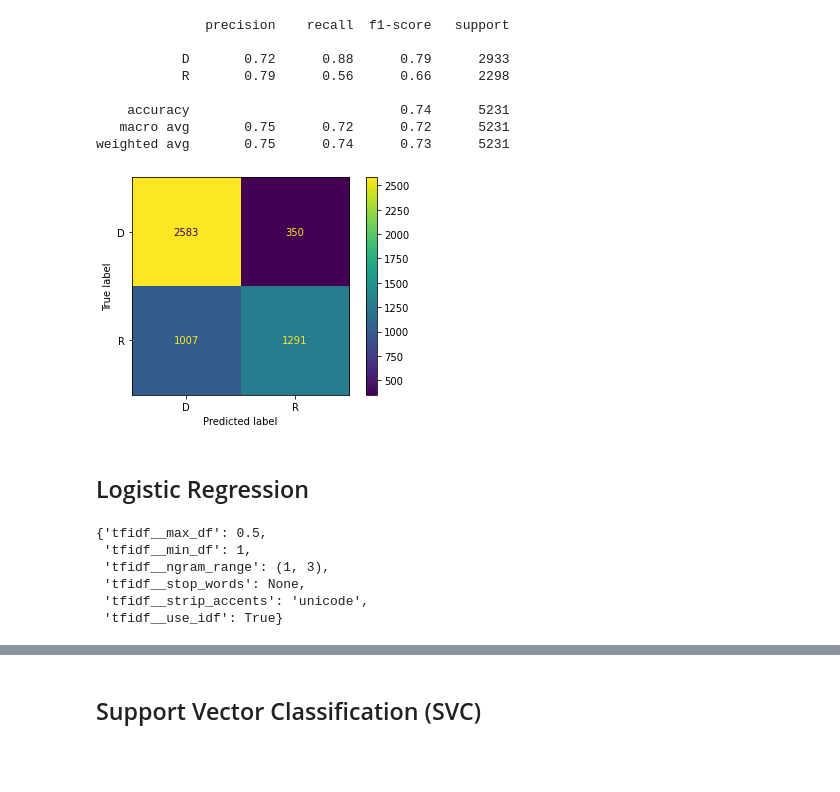
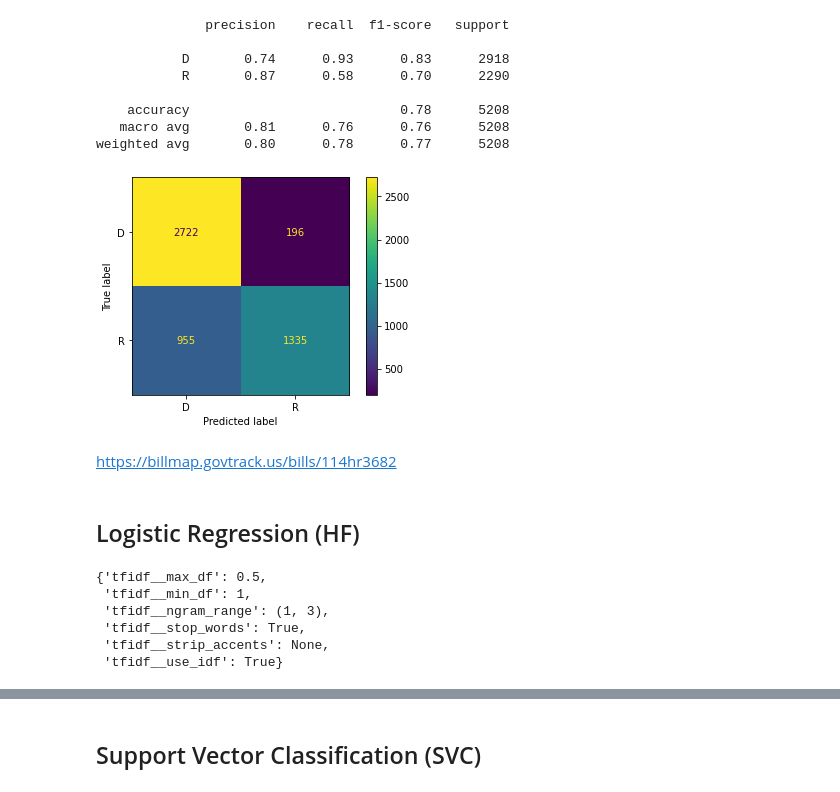
Before and after one commit to Mitch-ml/CS254, a Jupyter notebook: Code/hugging_face.ipynb, the cells around one changed output, grey strips where cells are left out. Drawn from its saved outputs; the diff is of its cells as text; code cells hidden in the pictures; blank space fills up the shorter version.

```diff
--- a/Code/hugging_face.ipynb
+++ b/Code/hugging_face.ipynb
@@ -161,14 +278,15 @@ conn.close()
 np.random.seed(1999)
 
 # Extract just the sponsor party and bill summaries
-df = congress[['sponsor_party', 'bill_summary']].copy()
+df = pd.read_csv('hf_summary.csv')
+df.fillna("", inplace=True)
 
 # Remove the Libertarian and Independent parties
 df = df[df['sponsor_party'] != 'L']
 df = df[df['sponsor_party'] != 'I']
 
 # Split the data
-X_train, X_test, y_train, y_test = train_test_split(df['bill_summary'],
+X_train, X_test, y_train, y_test = train_test_split(df[['bill_summary', 'hf_summary']],
                                                     df['sponsor_party'],
                                                     random_state=0,
                                                     test_size=0.2
@@ -187,30 +324,32 @@ find_params(X_train, y_train, MultinomialNB(), max_df=[0.39], min_df=[4], ngram_
 # %%
-clf_nb = build_model(X_train, y_train, X_test, y_test,
+clf_nb = build_model(X_train['bill_summary'], y_train, X_test['bill_summary'], y_test,
                      MultinomialNB(),
-                     max_df=0.39,
-                     min_df=4,
-                     ngram_range=(1,2),
+                     max_df=0.005,
+                     min_df=1,
+                     ngram_range=(1,3),
                      stop_words=stopwords.words('english'),
                      strip_accents='unicode',
                      use_idf=True)
 # %% [output]
               precision    recall  f1-score   support
 
-           D       0.72      0.88      0.79      2933
-           R       0.79      0.56      0.66      2298
+           D       0.74      0.93      0.83      2918
+           R       0.87      0.58      0.70      2290
 
-    accuracy                           0.74      5231
-   macro avg       0.75      0.72      0.72      5231
-weighted avg       0.75      0.74      0.73      5231
+    accuracy                           0.78      5208
+   macro avg       0.81      0.76      0.76      5208
+weighted avg       0.80      0.78      0.77      5208
-[figure, old version]
+[figure, new version]
+# %% [markdown]
+https://billmap.govtrack.us/bills/114hr3682
 # %% [markdown]
-## Logistic Regression
+## Logistic Regression (HF)
 # %%
-find_params(X_train, y_train, LogisticRegression(max_iter=300), max_df=[0.48,0.5,0.52], min_df=[1,2], ngram_range=[(1,3)], use_idf=[True])
+find_params(X_train['hf_summary'], y_train, LogisticRegression(max_iter=150), max_df=[0.5, 0.51], min_df=[1], ngram_range=[(1,3)], use_idf=[True])
 # %% [output]
 {'tfidf__max_df': 0.5,
  'tfidf__min_df': 1,
  'tfidf__ngram_range': (1, 3),
- 'tfidf__stop_words': None,
- 'tfidf__strip_accents': 'unicode',
+ 'tfidf__stop_words': True,
+ 'tfidf__strip_accents': None,
  'tfidf__use_idf': True}
```
Also changed, not shown: parts of 48 cells of this notebook.
